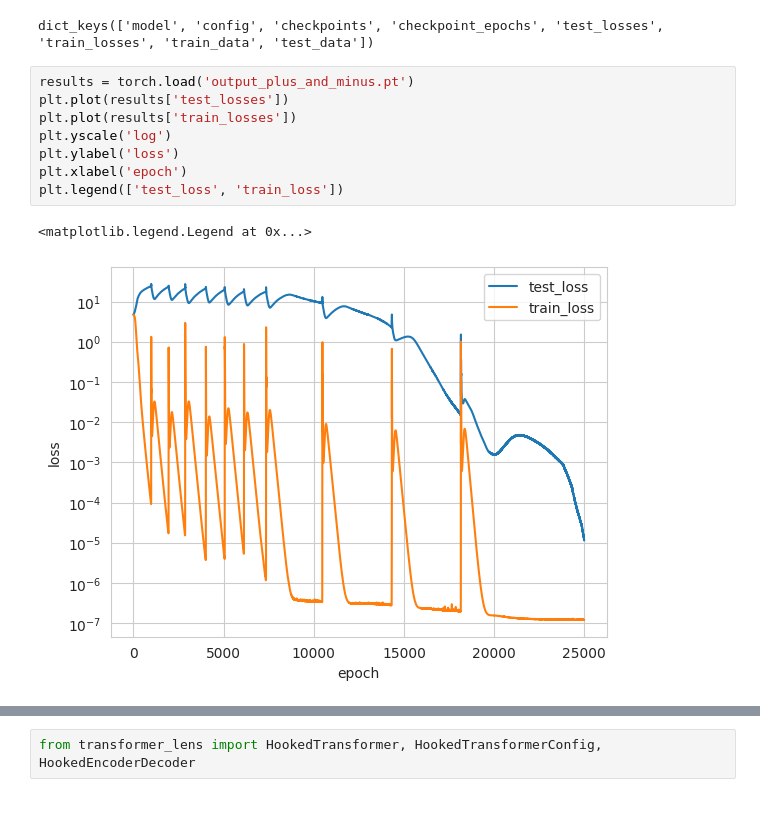
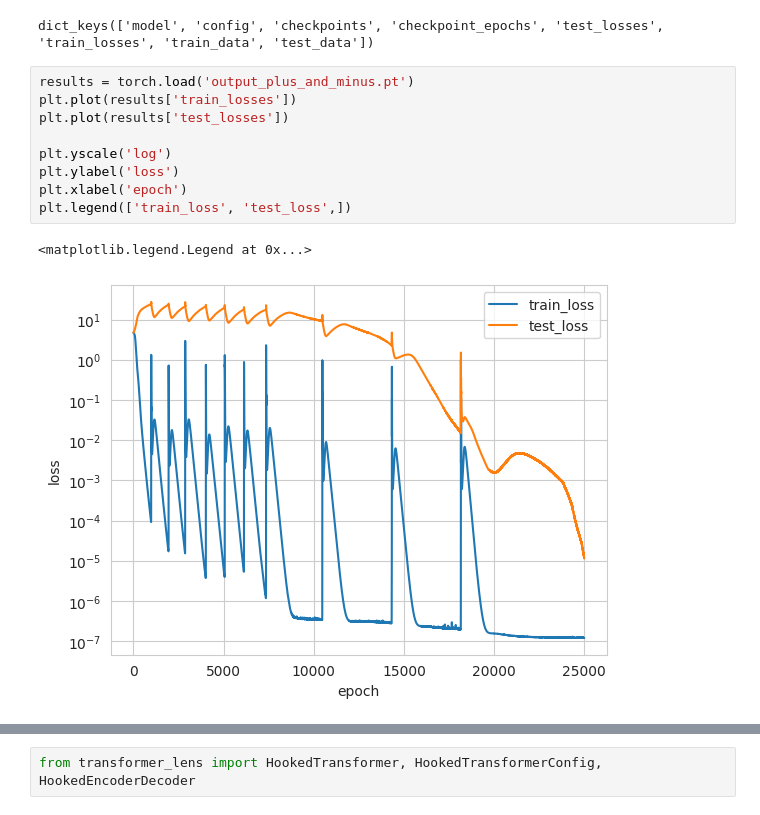
Before and after one commit to jtf9808/shared-circuit-formation, a Jupyter notebook: grokking/investigate_results.ipynb, the cells around one changed output, grey strips where cells are left out. Cells and saved outputs as stored; diff of their text form.

```diff
--- a/grokking/investigate_results.ipynb
+++ b/grokking/investigate_results.ipynb
@@ -20,15 +21,16 @@ results.keys()
 dict_keys(['model', 'config', 'checkpoints', 'checkpoint_epochs', 'test_losses', 'train_losses', 'train_data', 'test_data'])
 # %%
 results = torch.load('output_plus_and_minus.pt')
+plt.plot(results['train_losses'])
 plt.plot(results['test_losses'])
-plt.plot(results['train_losses'])
+
 plt.yscale('log')
 plt.ylabel('loss')
 plt.xlabel('epoch')
-plt.legend(['test_loss', 'train_loss'])
+plt.legend(['train_loss', 'test_loss',])
 # %% [output]
 <matplotlib.legend.Legend at 0x...>
-[figure, old version]
+[figure, new version]
 # %%
 results.keys()
 plt.plot(results['train_precision_scores'])
```
Also changed, not shown: parts of 16 cells of this notebook, 3 other files.
